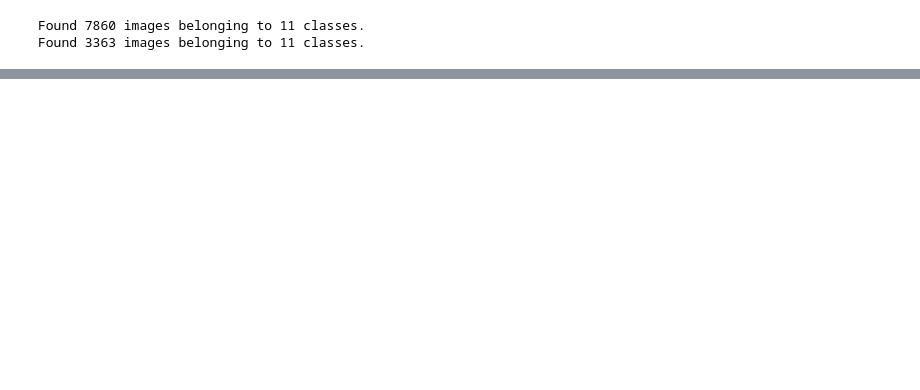
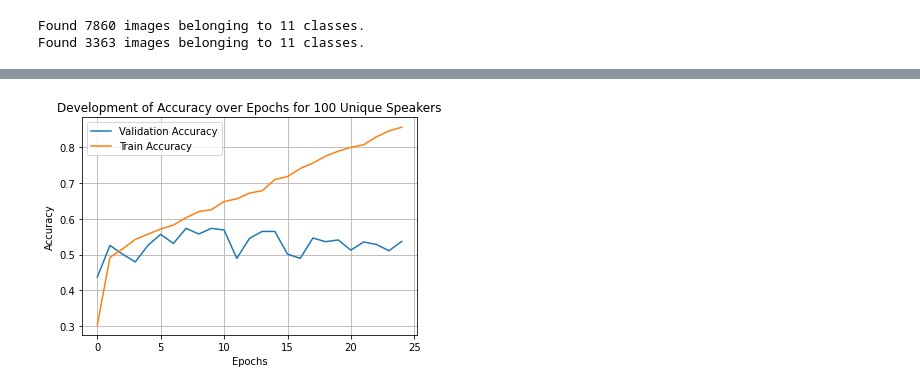
Before and after one commit to Avuerro/NumberOfSpeakerEstimation, a Jupyter notebook: JDY.ipynb, the cells around one changed output, grey strips where cells are left out. Saved outputs shown, nothing was run; the diff lists cells and outputs as text; code cells hidden in the pictures; blank space fills up the shorter version.

```diff
--- a/JDY.ipynb
+++ b/JDY.ipynb
@@ -82,0 +79,17 @@ model.save('data/models/CRNN_100.h5', overwrite=True, include_optimizer=True)
+# %%
+infile = open('data/history100','rb')
+new_dict = pickle.load(infile)
+infile.close()
+# %%
+plt.figure(facecolor='white')
+plt.plot(new_dict.get('val_accuracy'), label = 'Validation Accuracy')
+plt.plot(new_dict.get('accuracy'), label = 'Train Accuracy')
+plt.title('Development of Accuracy over Epochs for 100 Unique Speakers')
+plt.xlabel('Epochs')
+plt.ylabel('Accuracy')
+plt.legend()
+plt.grid()
+plt.savefig('data/100_acc.png', dpi=300, bbox_inches='tight')
+plt.show()
+# %% [output]
+[figure, added]
```
Also changed, not shown: parts of 15 cells of this notebook, 1 other file.
